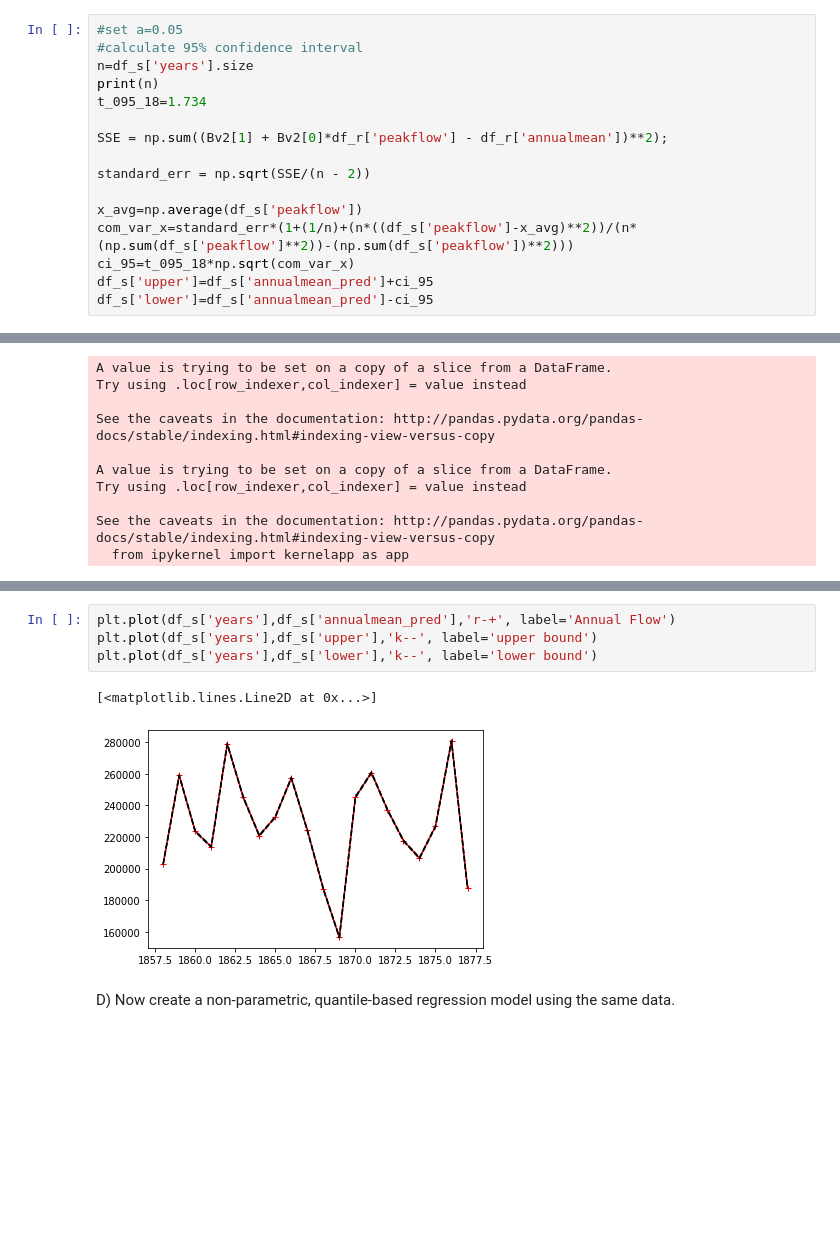
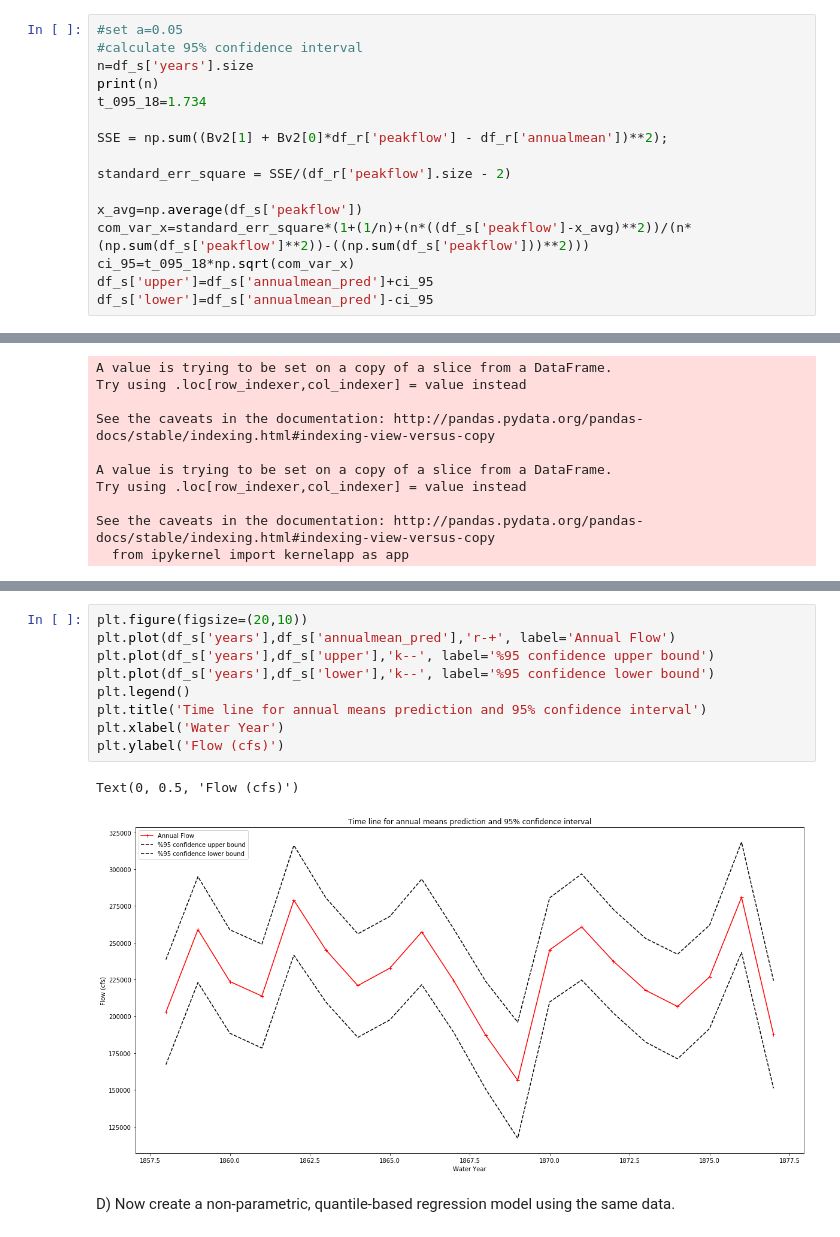
Before and after one commit to AzusaSayuri/UW-Data-analysis, a Jupyter notebook: HW3/Assignment 3 Ximin Hu.ipynb, the cells around one changed output, grey strips where cells are left out. Cells and saved outputs as stored; diff of their text form; blank space fills up the shorter version.

```diff
--- a/HW3/Assignment 3 Ximin Hu.ipynb
+++ b/HW3/Assignment 3 Ximin Hu.ipynb
@@ -379,10 +375,10 @@ t_095_18=1.734
 
 SSE = np.sum((Bv2[1] + Bv2[0]*df_r['peakflow'] - df_r['annualmean'])**2);
 
-standard_err = np.sqrt(SSE/(n - 2))
+standard_err_square = SSE/(df_r['peakflow'].size - 2)
 
 x_avg=np.average(df_s['peakflow'])
-com_var_x=standard_err*(1+(1/n)+(n*((df_s['peakflow']-x_avg)**2))/(n*(np.sum(df_s['peakflow']**2))-(np.sum(df_s['peakflow'])**2)))
+com_var_x=standard_err_square*(1+(1/n)+(n*((df_s['peakflow']-x_avg)**2))/(n*(np.sum(df_s['peakflow']**2))-((np.sum(df_s['peakflow']))**2)))
 ci_95=t_095_18*np.sqrt(com_var_x)
 df_s['upper']=df_s['annualmean_pred']+ci_95
 df_s['lower']=df_s['annualmean_pred']-ci_95
@@ -401,9 +417,14 @@ See the caveats in the documentation: http://pandas.pydata.org/pandas-docs/stabl
 # %%
+plt.figure(figsize=(20,10))
 plt.plot(df_s['years'],df_s['annualmean_pred'],'r-+', label='Annual Flow')
-plt.plot(df_s['years'],df_s['upper'],'k--', label='upper bound')
-plt.plot(df_s['years'],df_s['lower'],'k--', label='lower bound')
+plt.plot(df_s['years'],df_s['upper'],'k--', label='%95 confidence upper bound')
+plt.plot(df_s['years'],df_s['lower'],'k--', label='%95 confidence lower bound')
+plt.legend()
+plt.title('Time line for annual means prediction and 95% confidence interval')
+plt.xlabel('Water Year')
+plt.ylabel('Flow (cfs)')
 # %% [output]
-[<matplotlib.lines.Line2D at 0x...>]
+Text(0, 0.5, 'Flow (cfs)')
-[figure, old version]
+[figure, new version]
 # %% [markdown]
 D) Now create a non-parametric, quantile-based regression model using the same data.
```
Also changed, not shown: parts of 15 cells of this notebook, 2 other files.
